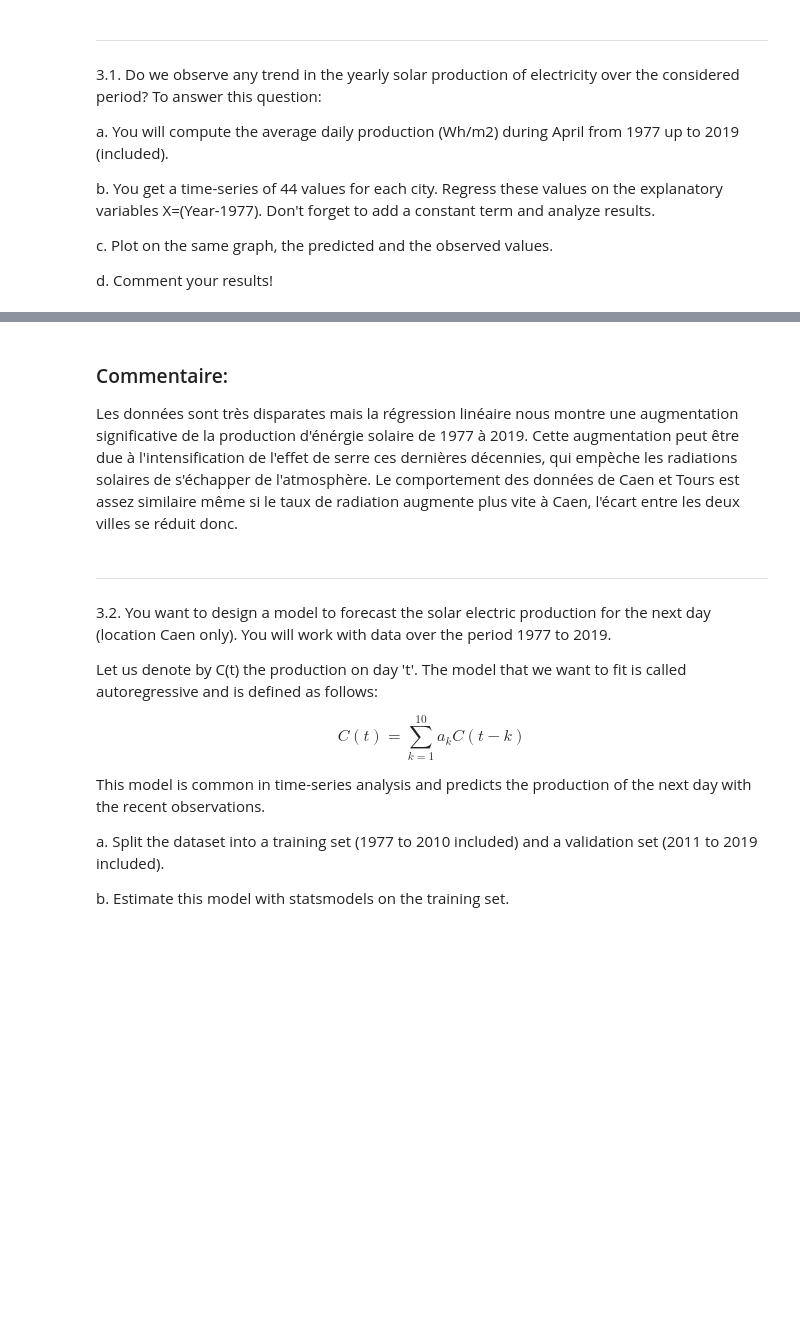
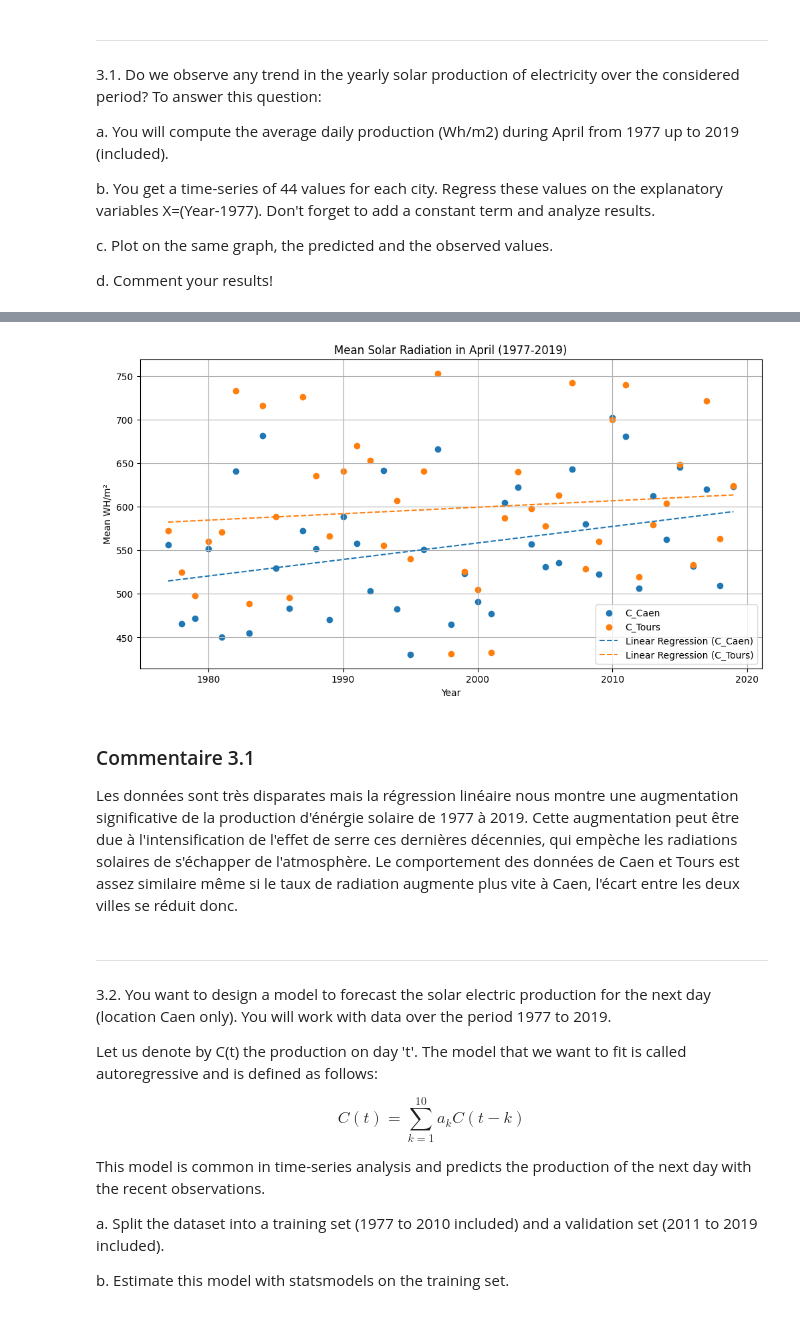
Before and after one commit to squifbe/Hackathon, a Jupyter notebook: Hackathon1_Final.ipynb, the cells around one changed output, grey strips where cells are left out. Drawn from its saved outputs; the diff is of its cells as text; code cells hidden in the pictures; blank space fills up the shorter version.

```diff
--- a/Hackathon1_Final.ipynb
+++ b/Hackathon1_Final.ipynb
@@ -592,5 +480,38 @@ plt.show()
+# %%
+data = pd.DataFrame({'Date': dates_fix, 'C_Caen': C_Caen_fix, 'C_Tours': C_Tours_fix})
+data['Year'] = data['Date'].dt.year
+data['Month'] = data['Date'].dt.month
+april_data = data[(data['Month'] == 4)]
+list_mean_Caen = april_data.groupby('Year')['C_Caen'].mean().tolist()
+list_mean_Tours = april_data.groupby('Year')['C_Tours'].mean().tolist()
+l=list(range(1974, 2023))[3:-3]
+list_mean_Caen = list_mean_Caen[3:-2]
+list_mean_Tours = list_mean_Tours[3:-2]
+
+slopeCaen, interceptCaen, r, p, std_err = stats.linregress(l, list_mean_Caen)
+def myfunc(x):
+  return slopeCaen * x + interceptCaen
+mymodelCaen = list(map(myfunc, l))
+
+slopeTours, interceptTours, r, p, std_err = stats.linregress(l, list_mean_Tours)
+def myfunc(x):
+  return slopeTours * x + interceptTours
+mymodelTours = list(map(myfunc, l))
+
+plt.figure(figsize=(12, 6))
+plt.scatter(l, list_mean_Caen, label='C_Caen')
+plt.scatter(l, list_mean_Tours, label='C_Tours')
+plt.plot(l, mymodelCaen, linestyle='--', label='Linear Regression (C_Caen)')
+plt.plot(l, mymodelTours, linestyle='--', label='Linear Regression (C_Tours)')
+plt.xlabel('Year')
+plt.ylabel('Mean WH/m²')
+plt.title('Mean Solar Radiation in April (1977-2019)')
+plt.legend()
+plt.grid(True)
+# %% [output]
+[figure, added]
 # %% [markdown]
-### Commentaire:
+### Commentaire 3.1
 Les données sont très disparates mais la régression linéaire nous montre une augmentation significative de la production d'énérgie solaire de 1977 à 2019. Cette augmentation peut être due à l'intensification de l'effet de serre ces dernières décennies, qui empèche les radiations solaires de s'échapper de l'atmosphère. Le comportement des données de Caen et Tours est assez similaire même si le taux de radiation augmente plus vite à Caen, l'écart entre les deux villes se réduit donc.
 # %% [markdown]
 ---
```
Also changed, not shown: parts of 3 cells of this notebook.
